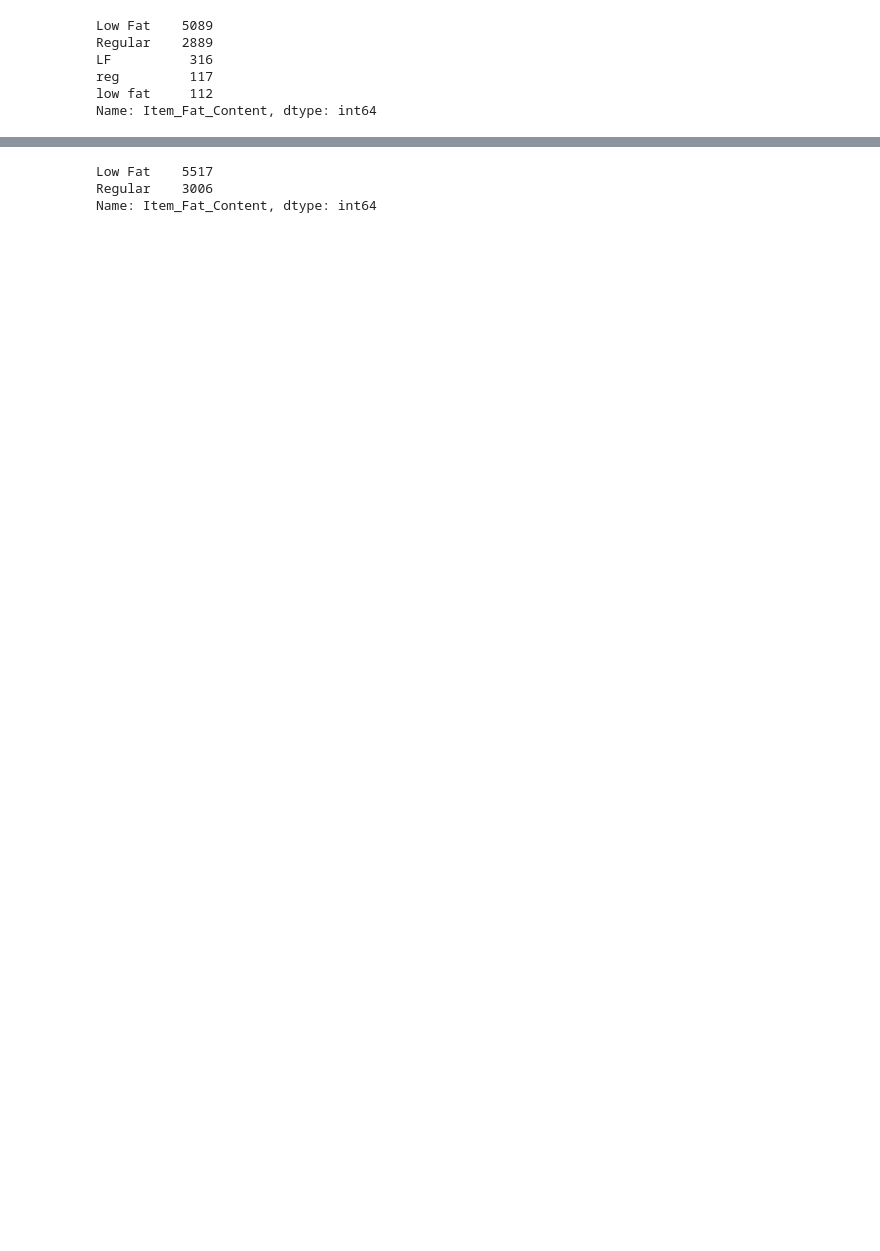
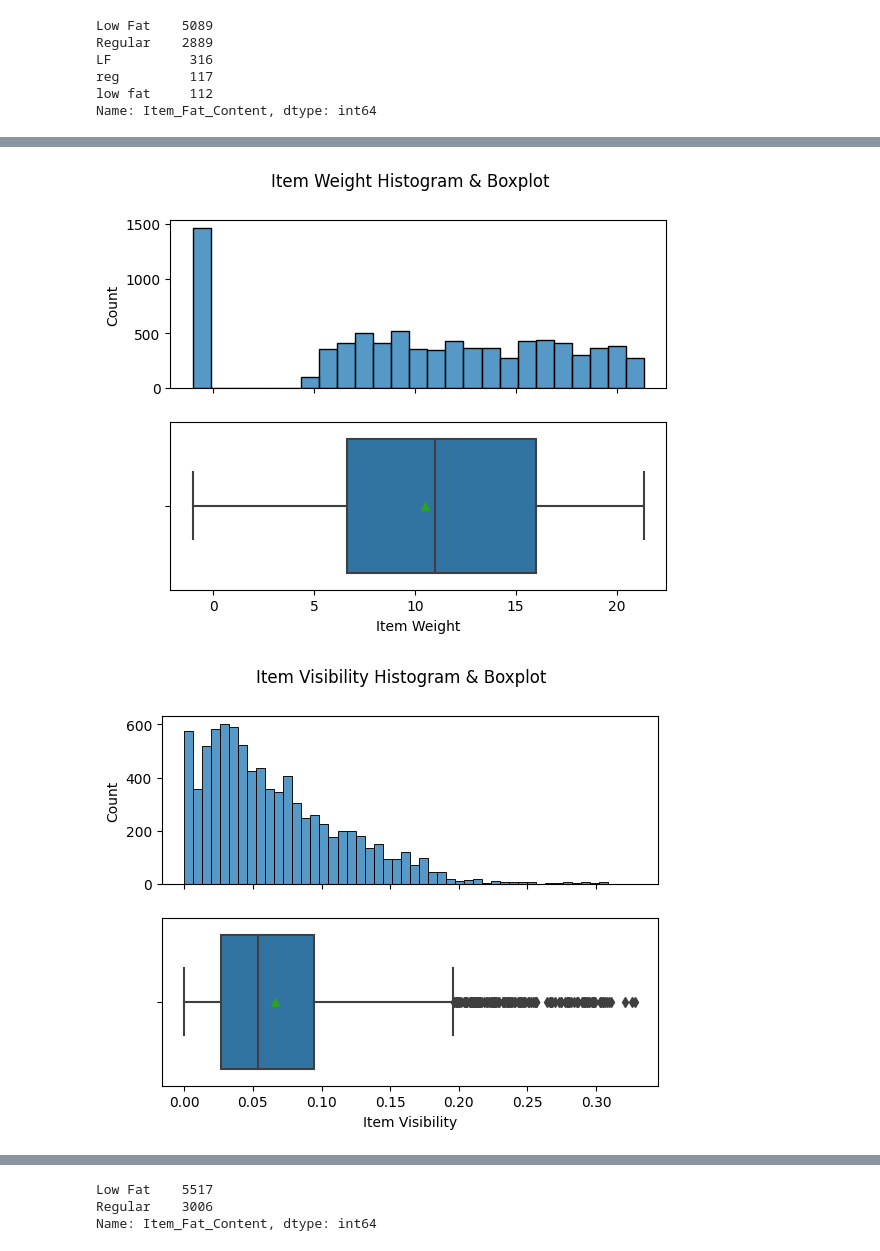
Before and after one commit to JCruzJorge/Prediction-of-Product-Sales, a Jupyter notebook: Prediction_of_Product_Sales_CruzJorge.ipynb, the cells around one changed output, grey strips where cells are left out. Drawn from its saved outputs; the diff is of its cells as text; code cells hidden in the pictures; blank space fills up the shorter version.

```diff
--- a/Prediction_of_Product_Sales_CruzJorge.ipynb
+++ b/Prediction_of_Product_Sales_CruzJorge.ipynb
@@ -321,0 +420,9 @@ df['Item_Fat_Content'] = df['Item_Fat_Content'].replace({'reg':'Regular'})
+# %%
+# Now we display the numerical data
+for column in num_cols:
+  print("\n")
+  numeric_chart(df,column)
+  plt.show()
+# %% [output]
+[figure, added]
+[figure, added]
```
Also changed, not shown: parts of 240 cells of this notebook.
